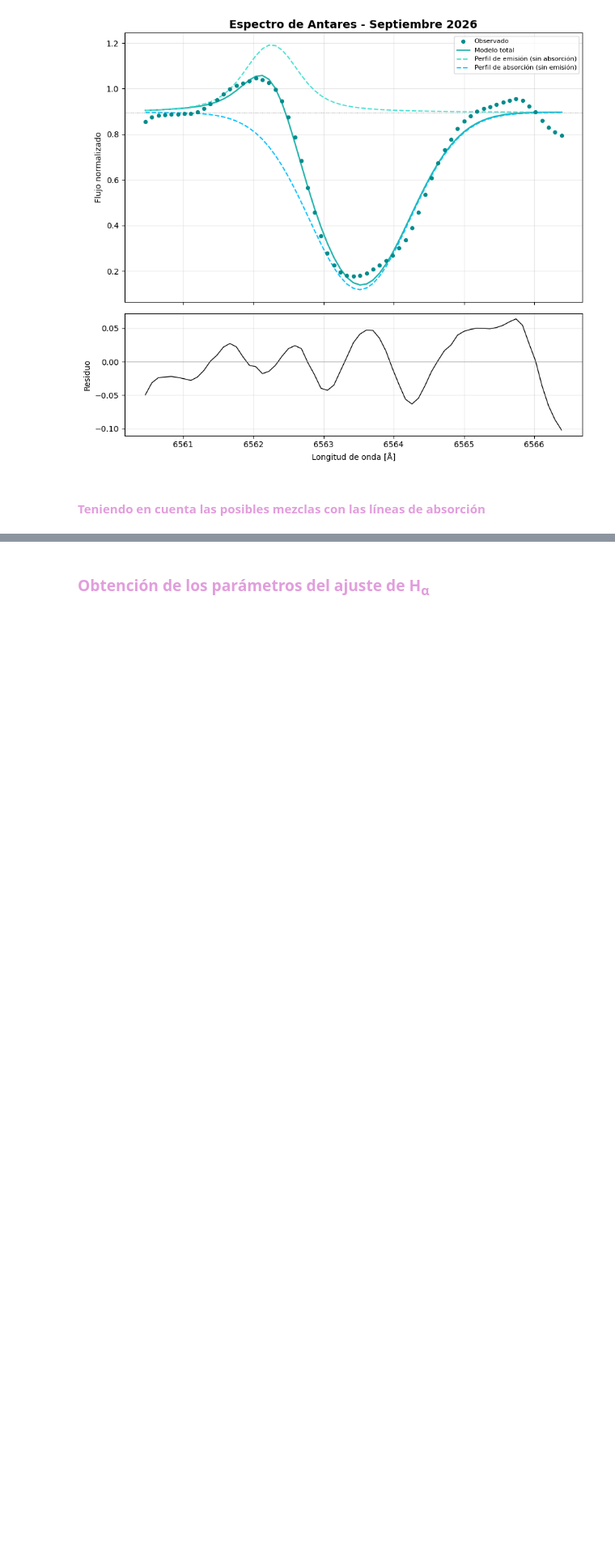
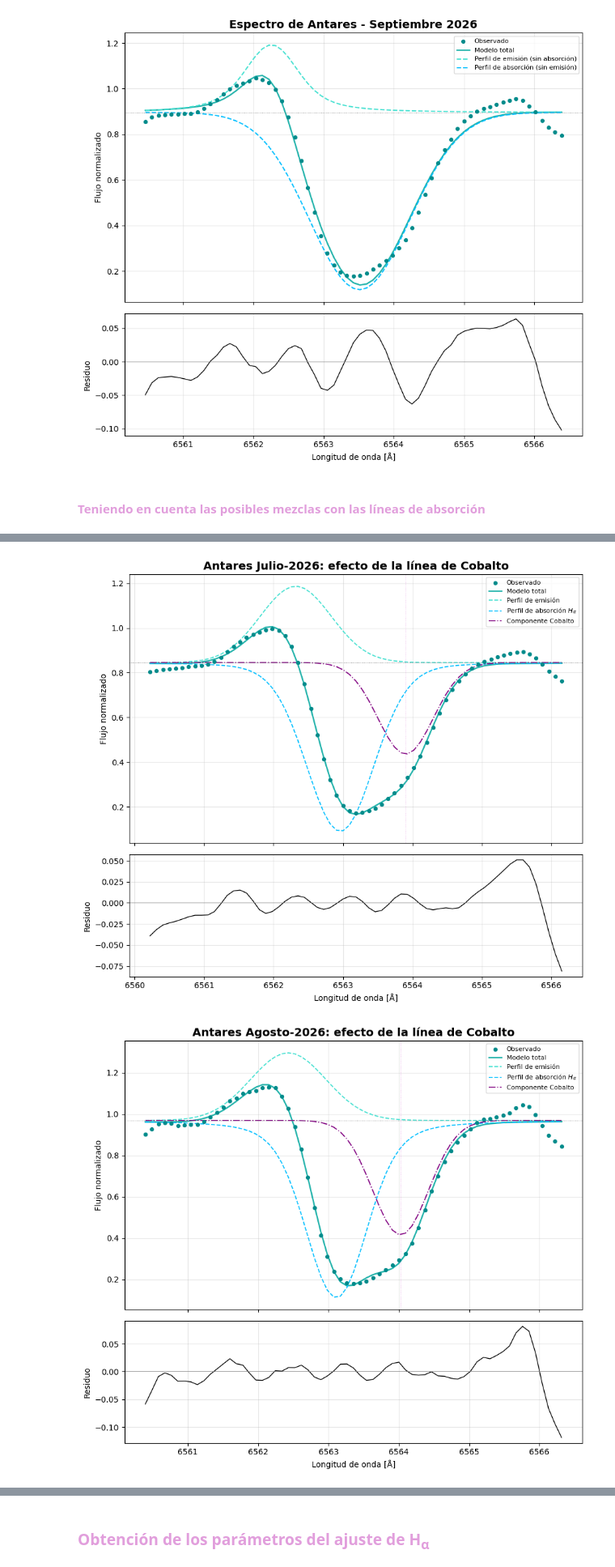
Before and after one commit to JessiDaniL/Tesis, a Jupyter notebook: Datos ESPARTACO/analisis_halpha_antares.ipynb, the cells around one changed output, grey strips where cells are left out. Shown at 81% size. Drawn from its saved outputs; the diff is of its cells as text; code cells hidden in the pictures; blank space fills up the shorter version.

Commit message:
"Normalización datos ESPARTACO 2"

```diff
--- a/Datos ESPARTACO/analisis_halpha_antares.ipynb
+++ b/Datos ESPARTACO/analisis_halpha_antares.ipynb
@@ -490,0 +506,70 @@ for archivo in archivos:
+# %%
+#Margen para el continuo
+margen_continuo = 15  # Å
+
+def construir_ventana(longitudes, flujo, centro, margen):
+    idx = np.where((longitudes >= centro - margen) & (longitudes <= centro + margen))[0]
+    return pd.DataFrame({'longitud_observada': longitudes[idx], 'flujo_normalizado': flujo[idx]})
+
+datos_completos_julio = construir_ventana(longitudes_observadas_julio, flujo_julio, centro_julio, margen_continuo)
+datos_completos_agosto = construir_ventana(longitudes_observadas_agosto, flujo_agosto, centro_agosto, margen_continuo)
+datos_completos_septiembre = construir_ventana(longitudes_observadas_septiembre, flujo_septiembre, centro_septiembre, margen_continuo)
+
+# Datos completos
+archivos = [
+    {
+        "fecha": "Julio-2026",
+        "datos": datos_cercanos_julio,
+        "datos_completos": datos_completos_julio,
+        "centro_aprox": centro_julio,
+        "velocidad_metalica": 22.1,   #km/s
+        "incertidumbre_v": 0.9,
+    },
+    {
+        "fecha": "Agosto-2026",
+        "datos": datos_cercanos_agosto,
+        "datos_completos": datos_completos_agosto,
+        "centro_aprox": centro_agosto,
+        "velocidad_metalica": 28.3,  # km/s
+        "incertidumbre_v": 0.4,
+    },
+    {
+        "fecha": "Septiembre-2025",
+        "datos": datos_cercanos_septiembre,
+        "datos_completos": datos_completos_septiembre,
+        "centro_aprox": centro_septiembre,
+        "velocidad_metalica": 28.4,  # km/s
+        "incertidumbre_v": 0.9,
+    },
+]
+
+resultados = {}
+
+for archivo in archivos:
+
+    fecha = archivo["fecha"]
+
+    lineas_metalicas = [
+        {
+            "nombre": "Cobalto",
+            "centro": 6563.397,
+            "ion": "Co I",
+            "velocidad": archivo["velocidad_metalica"],
+            "incertidumbre_v": archivo["incertidumbre_v"],
+            "prof_ref": (0.55, 0.63),
+            "t_ref": (3500, 4250),
+        }
+    ]
+
+    res = fit_y_decomposicion(archivo["datos"], archivo["centro_aprox"],
+                               "longitud_observada", "flujo_normalizado",
+                               datos_completos=archivo["datos_completos"],
+                               lineas_metalicas=lineas_metalicas, teff=3660)
+
+    resultados[fecha] = res
+
+    visualizacion_con_metalica(res, lineas_metalicas, fecha,
+                                titulo=f"Antares {fecha}: efecto de la línea de Cobalto")
+# %% [output]
+[figure, added]
+[figure, added]
```
Also changed, not shown: parts of 7 cells of this notebook, 4 other files.
